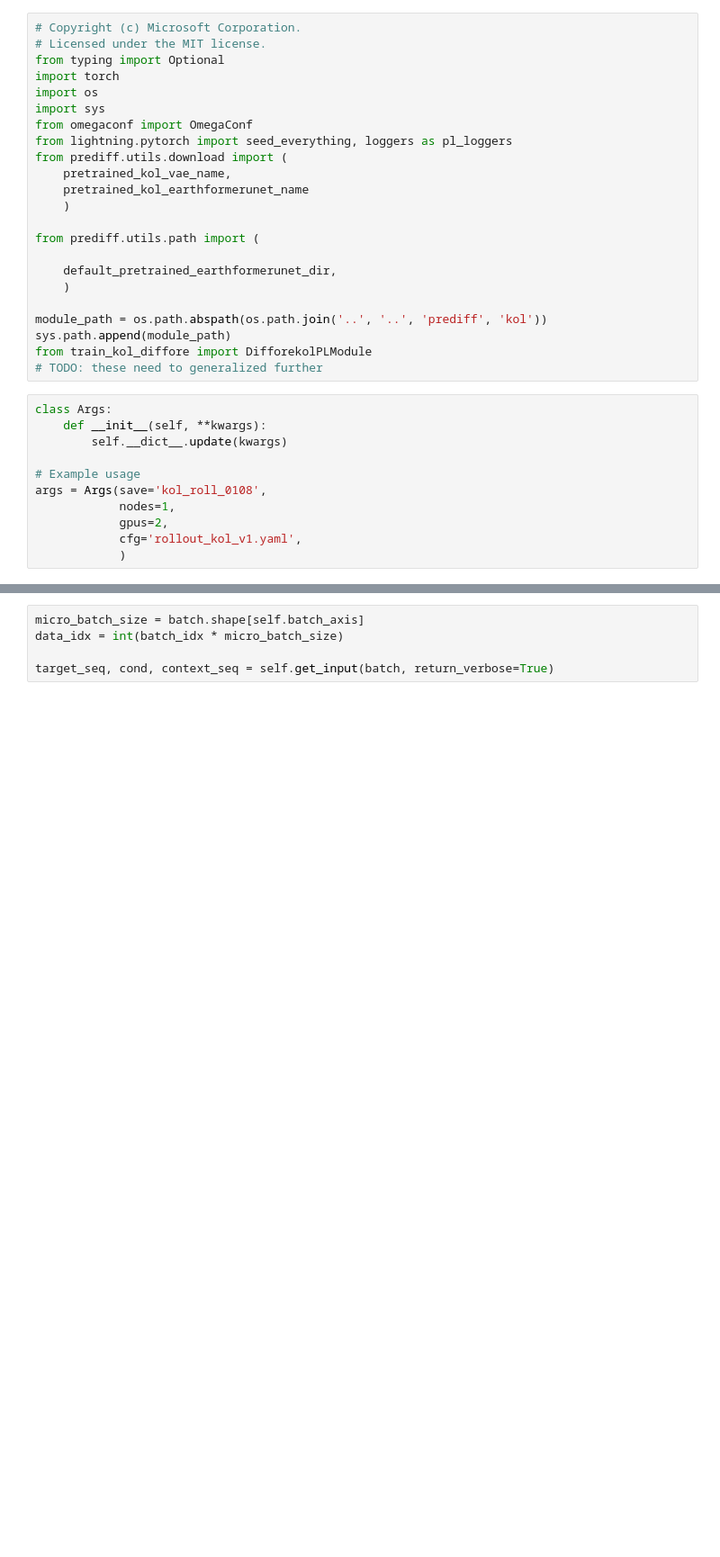
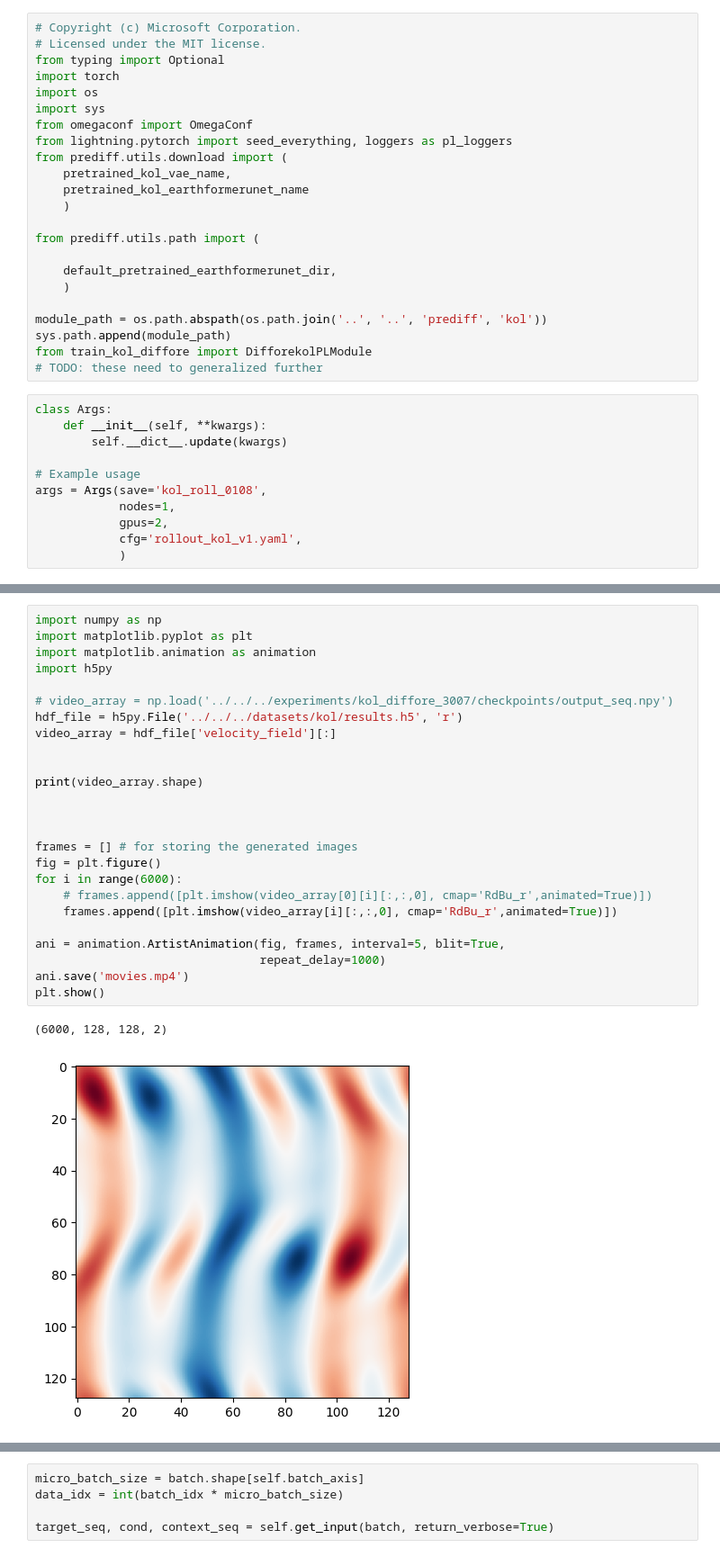
Before and after one commit to visriv/PreDiff, a Jupyter notebook: scripts/rollout/kol/run.ipynb, the cells around one changed output, grey strips where cells are left out. Shown at 90% size. Saved outputs shown, nothing was run; the diff lists cells and outputs as text; blank space fills up the shorter version.

```diff
--- a/scripts/rollout/kol/run.ipynb
+++ b/scripts/rollout/kol/run.ipynb
@@ -95,0 +47,28 @@ pl_module.torch_nn_module.load_state_dict(state_dict=state_dict)
+# %%
+import numpy as np
+import matplotlib.pyplot as plt
+import matplotlib.animation as animation
+import h5py
+
+# video_array = np.load('../../../experiments/kol_diffore_3007/checkpoints/output_seq.npy')
+hdf_file = h5py.File('../../../datasets/kol/results.h5', 'r')
+video_array = hdf_file['velocity_field'][:]
+
+
+print(video_array.shape)
+
+
+
+frames = [] # for storing the generated images
+fig = plt.figure()
+for i in range(6000):
+    # frames.append([plt.imshow(video_array[0][i][:,:,0], cmap='RdBu_r',animated=True)])
+    frames.append([plt.imshow(video_array[i][:,:,0], cmap='RdBu_r',animated=True)])
+
+ani = animation.ArtistAnimation(fig, frames, interval=5, blit=True,
+                                repeat_delay=1000)
+ani.save('movies.mp4')
+plt.show()
+# %% [output]
+(6000, 128, 128, 2)
+[figure, added]
```
Also changed, not shown: parts of 5 cells of this notebook, 4 other files.
